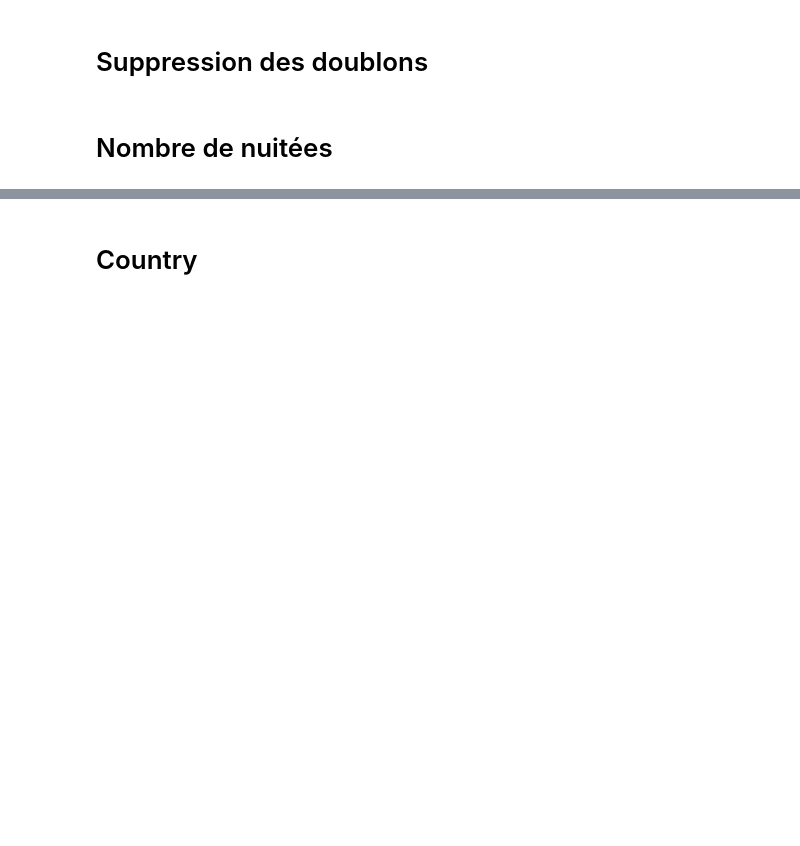
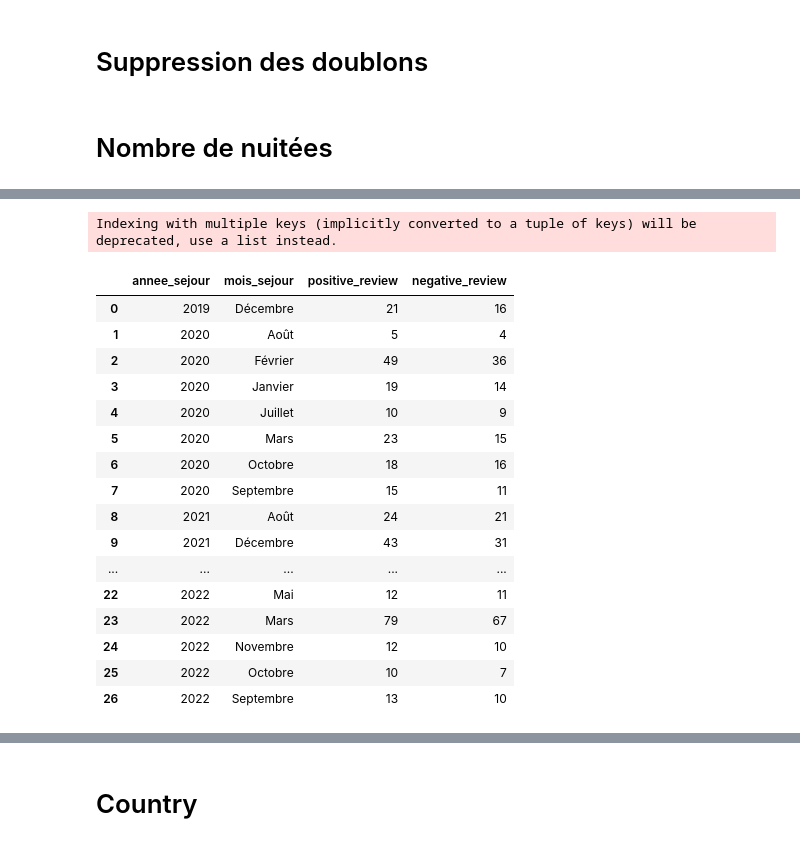
Before and after one commit to paulineattal/M2SISE_DisneyTextMining, a Jupyter notebook: analysis/newport_bay_club.ipynb, the cells around one changed output, grey strips where cells are left out. Drawn from its saved outputs; the diff is of its cells as text; code cells hidden in the pictures; blank space fills up the shorter version.

```diff
--- a/analysis/newport_bay_club.ipynb
+++ b/analysis/newport_bay_club.ipynb
@@ -713,0 +955,6 @@ fig.show()
+# %%
+#Step 1: Create grouper
+grouper = df.groupby(['annee_sejour','mois_sejour'])
+
+#Step 2: Filter column and apply aggregation
+grouper['nuitee'].sum().reset_index()
@@ -713,0 +979,22 @@ fig.show()
+# %%
+#Step 2: Filter column and apply aggregation
+grouper['positive_review','negative_review'].count().reset_index()
+# %% [output]
+Indexing with multiple keys (implicitly converted to a tuple of keys) will be deprecated, use a list instead.
+|  | annee_sejour | mois_sejour | positive_review | negative_review |
+| 0 | 2019 | Décembre | 21 | 16 |
+| 1 | 2020 | Août | 5 | 4 |
+| 2 | 2020 | Février | 49 | 36 |
+| 3 | 2020 | Janvier | 19 | 14 |
+| 4 | 2020 | Juillet | 10 | 9 |
+| 5 | 2020 | Mars | 23 | 15 |
+| 6 | 2020 | Octobre | 18 | 16 |
+| 7 | 2020 | Septembre | 15 | 11 |
+| 8 | 2021 | Août | 24 | 21 |
+| 9 | 2021 | Décembre | 43 | 31 |
+| ... | ... | ... | ... | ... |
+| 22 | 2022 | Mai | 12 | 11 |
+| 23 | 2022 | Mars | 79 | 67 |
+| 24 | 2022 | Novembre | 12 | 10 |
+| 25 | 2022 | Octobre | 10 | 7 |
+| 26 | 2022 | Septembre | 13 | 10 |
```
Also changed, not shown: parts of 48 cells of this notebook.
